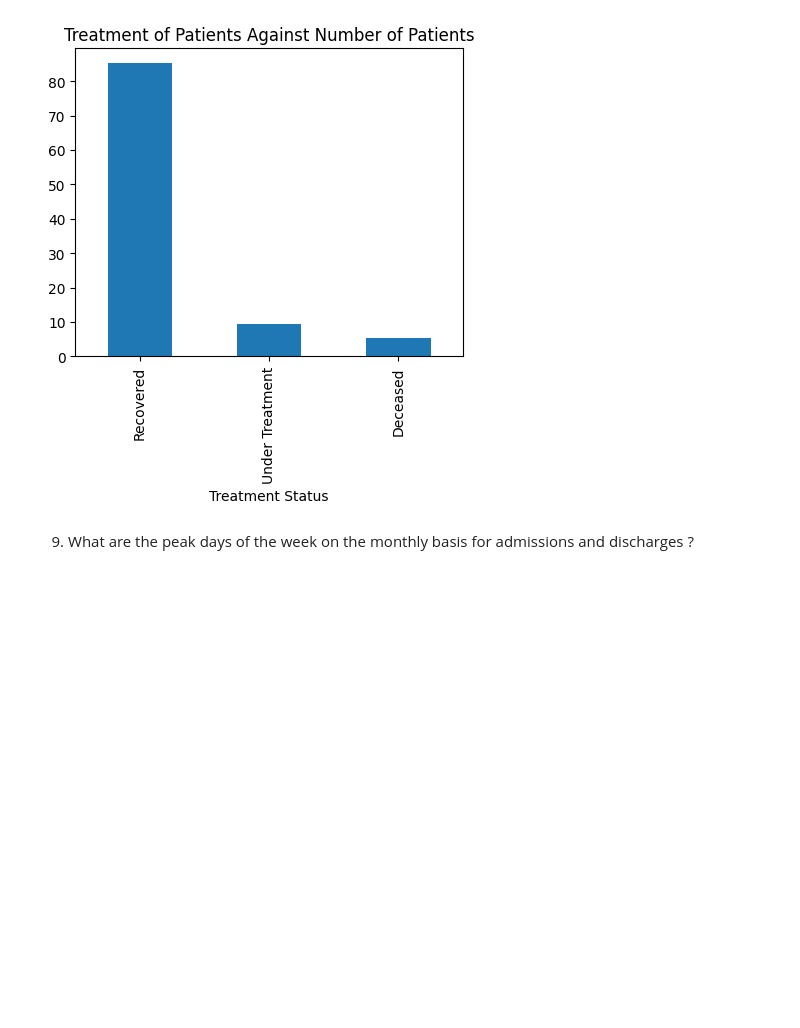
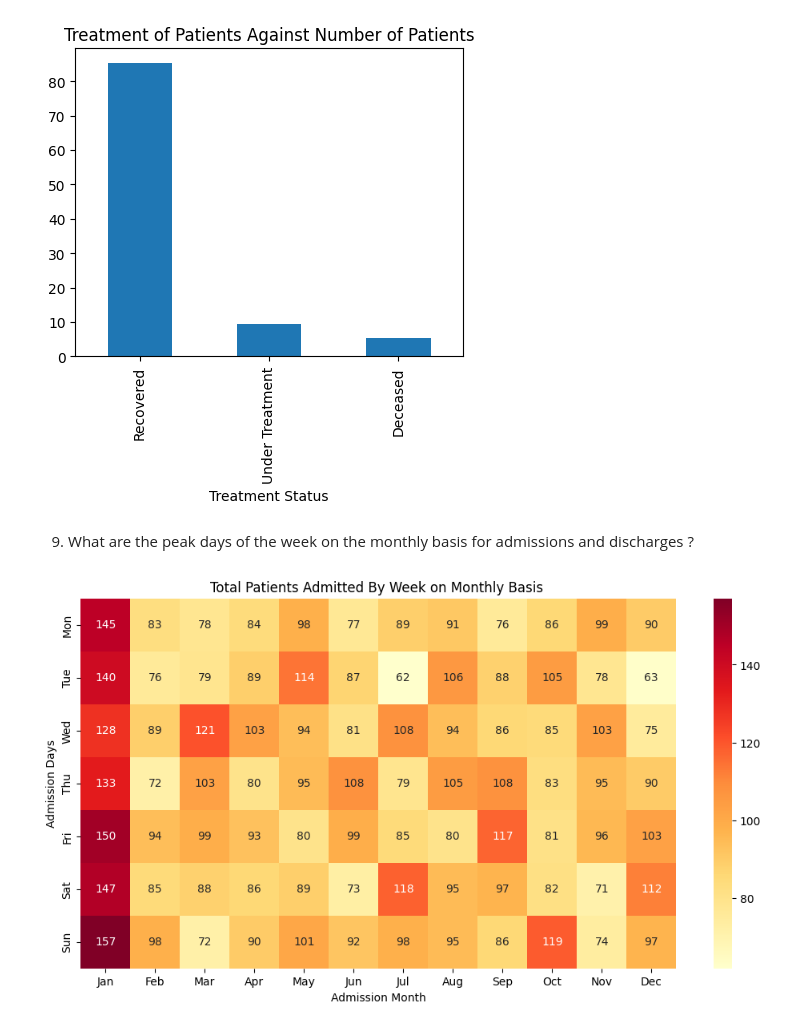
Before and after one commit to usamasadiq21/Health_Care-Data_Analysis, a Jupyter notebook: Health-Care Analysis.ipynb, the cells around one changed output. Drawn from its saved outputs; the diff is of its cells as text; code cells hidden in the pictures; blank space fills up the shorter version.

```diff
--- a/Health-Care Analysis.ipynb
+++ b/Health-Care Analysis.ipynb
@@ -297,3 +297,40 @@ Deceased = 5.24 %
 [figure]
 # %% [markdown]
 9. What are the peak days of the week on the monthly basis for admissions and discharges ?
+# %%
+# 1. Convert Admission date to proper date format.
+data['Admission Date'] = pd.to_datetime(data['Admission Date'], errors = "coerce")
+
+# 2. Extracting Months name from "Admission Date" column and store it in new column "Admission Month".
+    # dt.strftime('%b'), used to extract name of months and days;
+    # 1. FOR MONTHS NAME: (%b) = small name, (%B) = full name
+    # 2. FOR DAYS NAME: (%a) = small name, (%A) = full name
+data['Admission Month'] = data['Admission Date'].dt.strftime('%b')
+
+# 3. Extracting Days name from "Admission Date" column and store it in new column "Admission Days".
+data['Admission Days'] = data['Admission Date'].dt.strftime('%a')
+
+# 4. Create a heat map; (admisison_heatmap is just a variable)
+admission_heatmap = data.pivot_table(
+    index = 'Admission Days',
+    columns = 'Admission Month',
+    aggfunc = 'size',
+    fill_value= 0  # fill missing value with zero "0".
+)
+# Before Sorting
+# print(admission_heatmap)
+
+# 5. Sorting pivot table data on basis of "month_order" and "day_order" columns.
+month_order = ['Jan', 'Feb', 'Mar', 'Apr', 'May', 'Jun', 'Jul', 'Aug', 'Sep', 'Oct', 'Nov', 'Dec']
+day_order = ['Mon', 'Tue', 'Wed', 'Thu', 'Fri', 'Sat', 'Sun']
+
+admission_heatmap_sorted = admission_heatmap.reindex(index = day_order, columns = month_order)
+admission_heatmap_sorted
+
+#6. Plot Heatmap
+plt.figure(figsize=(12,6))
+sns.heatmap(admission_heatmap_sorted, annot=True, fmt="d", cmap="YlOrRd")
+plt.title("Total Patients Admitted By Week on Monthly Basis ")
+plt.show()
+# %% [output]
+[figure, added]
```
